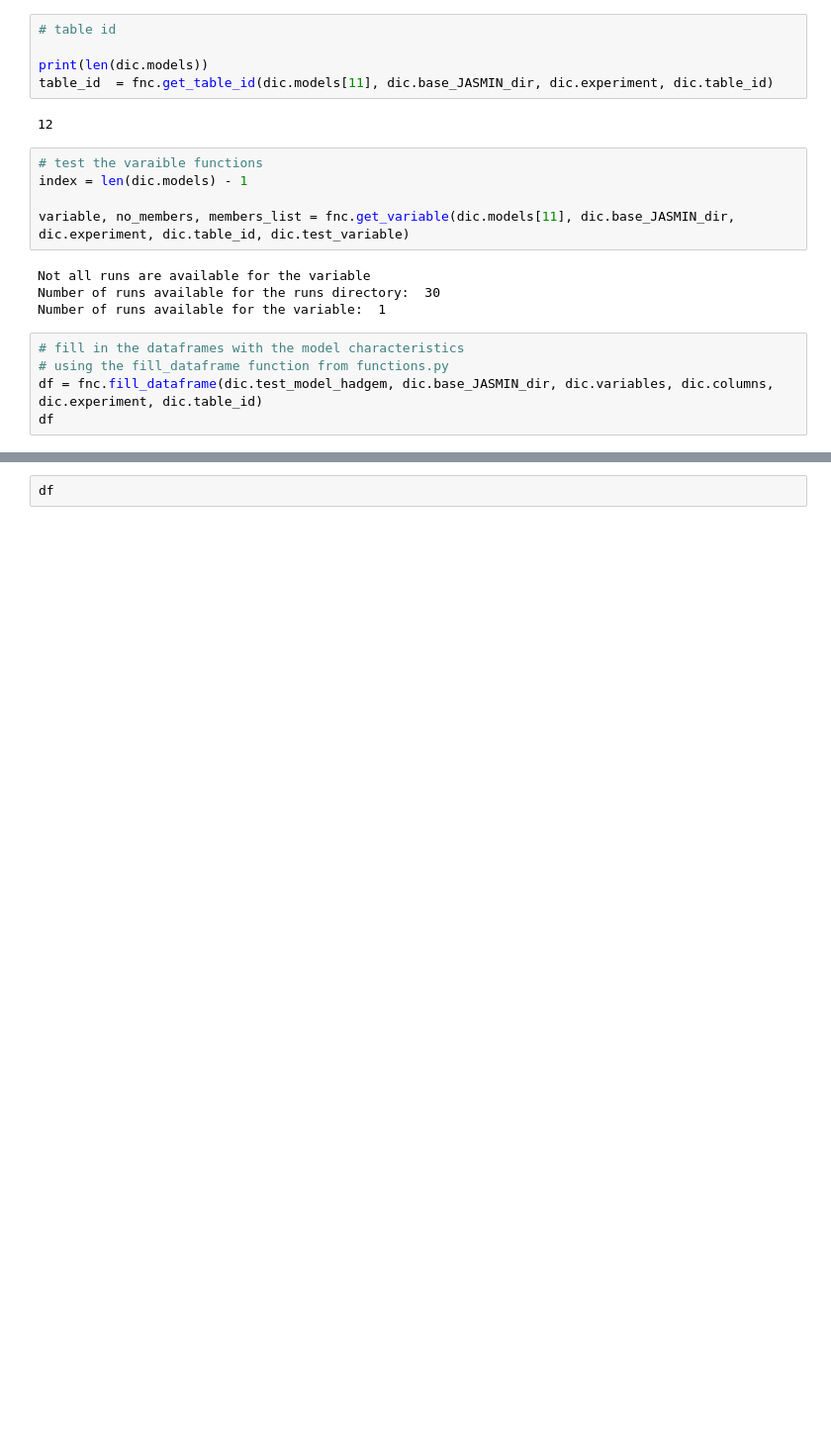
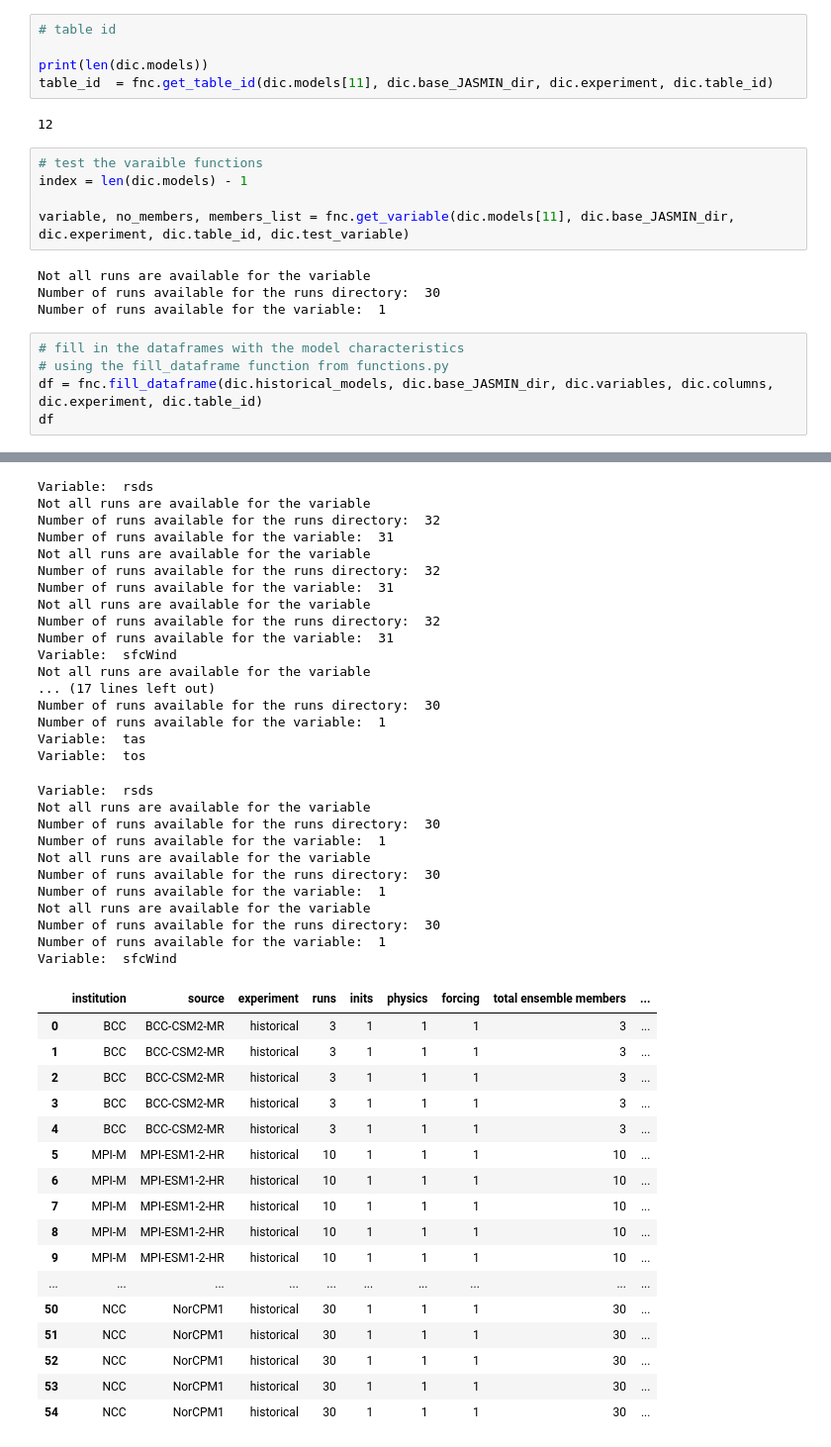
Before and after one commit to benhutchmet/model-characteristics, a Jupyter notebook: model_charac.ipynb, the cells around one changed output, grey strips where cells are left out. Shown at 99% size. Saved outputs shown, nothing was run; the diff lists cells and outputs as text; blank space fills up the shorter version.

```diff
--- a/model_charac.ipynb
+++ b/model_charac.ipynb
@@ -50,5 +50,6 @@ Number of runs available for the variable:  1
 # %%
 # fill in the dataframes with the model characteristics
 # using the fill_dataframe function from functions.py
-df = fnc.fill_dataframe(dic.test_model_hadgem, dic.base_JASMIN_dir, dic.variables, dic.columns, dic.experiment, dic.table_id)
+df = fnc.fill_dataframe(dic.historical_models, dic.base_JASMIN_dir, dic.variables, dic.columns, dic.experiment, dic.table_id)
 df
+# %% [output]
@@ -55,2 +205,45 @@ df
+Variable:  rsds
+Not all runs are available for the variable
+Number of runs available for the runs directory:  32
+Number of runs available for the variable:  31
+Not all runs are available for the variable
+Number of runs available for the runs directory:  32
+Number of runs available for the variable:  31
+Not all runs are available for the variable
+Number of runs available for the runs directory:  32
+Number of runs available for the variable:  31
+Variable:  sfcWind
+Not all runs are available for the variable
+... (17 lines left out)
+Number of runs available for the runs directory:  30
+Number of runs available for the variable:  1
+Variable:  tas
+Variable:  tos
+Variable:  rsds
+Not all runs are available for the variable
+Number of runs available for the runs directory:  30
+Number of runs available for the variable:  1
+Not all runs are available for the variable
+Number of runs available for the runs directory:  30
+Number of runs available for the variable:  1
+Not all runs are available for the variable
+Number of runs available for the runs directory:  30
+Number of runs available for the variable:  1
+Variable:  sfcWind
+|  | institution | source | experiment | runs | inits | physics | forcing | total ensemble members | ... |
+| 0 | BCC | BCC-CSM2-MR | historical | 3 | 1 | 1 | 1 | 3 | ... |
+| 1 | BCC | BCC-CSM2-MR | historical | 3 | 1 | 1 | 1 | 3 | ... |
+| 2 | BCC | BCC-CSM2-MR | historical | 3 | 1 | 1 | 1 | 3 | ... |
+| 3 | BCC | BCC-CSM2-MR | historical | 3 | 1 | 1 | 1 | 3 | ... |
+| 4 | BCC | BCC-CSM2-MR | historical | 3 | 1 | 1 | 1 | 3 | ... |
+| 5 | MPI-M | MPI-ESM1-2-HR | historical | 10 | 1 | 1 | 1 | 10 | ... |
+| 6 | MPI-M | MPI-ESM1-2-HR | historical | 10 | 1 | 1 | 1 | 10 | ... |
+| 7 | MPI-M | MPI-ESM1-2-HR | historical | 10 | 1 | 1 | 1 | 10 | ... |
+| 8 | MPI-M | MPI-ESM1-2-HR | historical | 10 | 1 | 1 | 1 | 10 | ... |
+| 9 | MPI-M | MPI-ESM1-2-HR | historical | 10 | 1 | 1 | 1 | 10 | ... |
+| ... | ... | ... | ... | ... | ... | ... | ... | ... | ... |
+| 50 | NCC | NorCPM1 | historical | 30 | 1 | 1 | 1 | 30 | ... |
+| 51 | NCC | NorCPM1 | historical | 30 | 1 | 1 | 1 | 30 | ... |
+| 52 | NCC | NorCPM1 | historical | 30 | 1 | 1 | 1 | 30 | ... |
+| 53 | NCC | NorCPM1 | historical | 30 | 1 | 1 | 1 | 30 | ... |
+| 54 | NCC | NorCPM1 | historical | 30 | 1 | 1 | 1 | 30 | ... |
-# %%
-df
```
Also changed, not shown: parts of 2 cells of this notebook.
